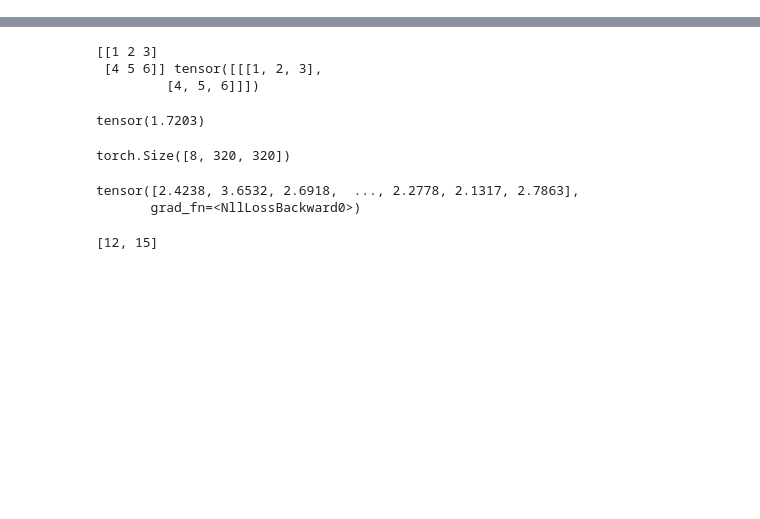
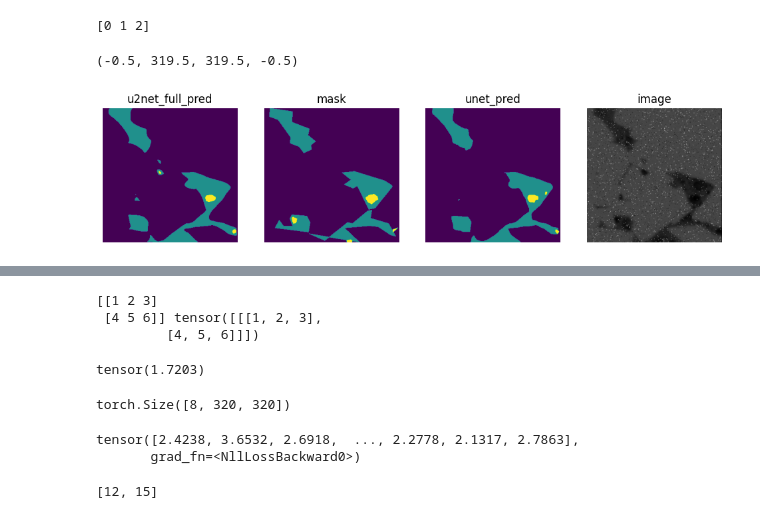
Before and after one commit to Runner-xc/Unet, a Jupyter notebook: jupyter/1.ipynb, the cells around one changed output, grey strips where cells are left out. Cells and saved outputs as stored; diff of their text form; code cells hidden in the pictures; blank space fills up the shorter version.

Commit message:
add predict

```diff
--- a/jupyter/1.ipynb
+++ b/jupyter/1.ipynb
@@ -0,0 +1,48 @@
+# %%
+import cv2
+from PIL import Image
+import numpy as np
+from matplotlib import pyplot as plt
+path1 = '/mnt/c/VScode/WS-Hub/WS-U2net/results/predict/u2net_full/pred_0.png'
+path2 = '/mnt/c/VScode/WS-Hub/WS-U2net/U-2-Net/SEM_DATA/masks/Image1-001_960_1600_31.png'
+path3 = '/mnt/c/VScode/WS-Hub/WS-U2net/results/predict/unet/pred_0.png'
+path4 = '/mnt/c/VScode/WS-Hub/WS-U2net/U-2-Net/SEM_DATA/images/Image1-001_960_1600_31.jpg'
+
+img1 = Image.open(path1)
+img1 = np.array(img1)
+
+img2 = Image.open(path2)
+img2 = np.array(img2)
+
+img3 = Image.open(path3)
+img3 = np.array(img3)
+
+img4 = Image.open(path4)
+img4 = np.array(img4)
+
+
+print(np.unique(img1))
+plt.figure(figsize=(12, 4))
+plt.subplot(1,4,1)
+plt.imshow(img1, cmap='viridis')
+plt.title('u2net_full_pred')
+plt.axis('off')
+
+plt.subplot(1,4,2)
+plt.imshow(img2, cmap='viridis')
+plt.title('mask')
+plt.axis('off')
+
+plt.subplot(1,4,3)
+plt.imshow(img3, cmap='viridis')
+plt.title('unet_pred')
+plt.axis('off')
+
+plt.subplot(1,4,4)
+plt.imshow(img4, cmap='viridis')
+plt.title('image')
+plt.axis('off')
+# %% [output]
+[0 1 2]
+(-0.5, 319.5, 319.5, -0.5)
+[figure, added]
```
Also changed, not shown: parts of 3 cells of this notebook, 7 other files.
